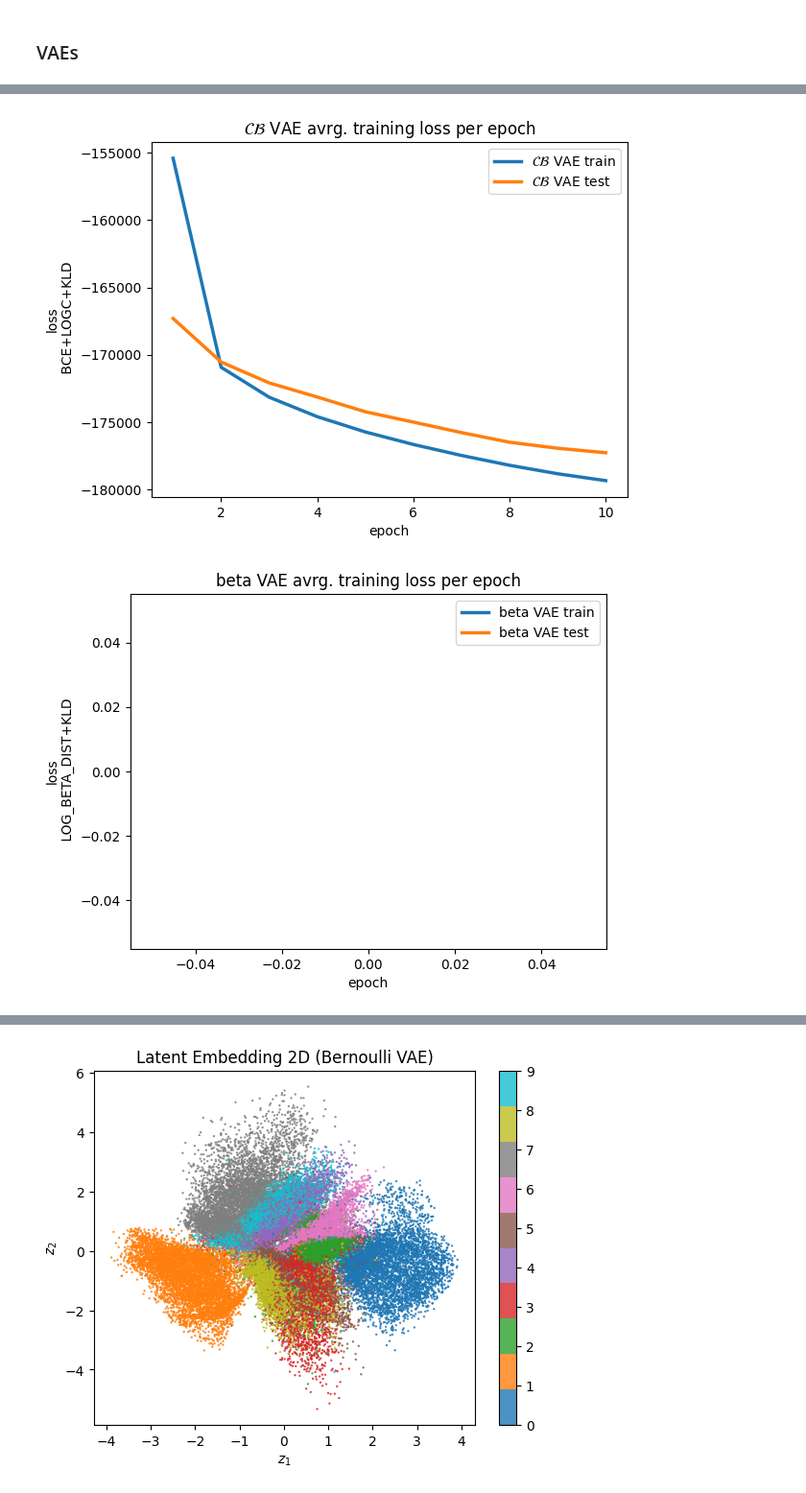
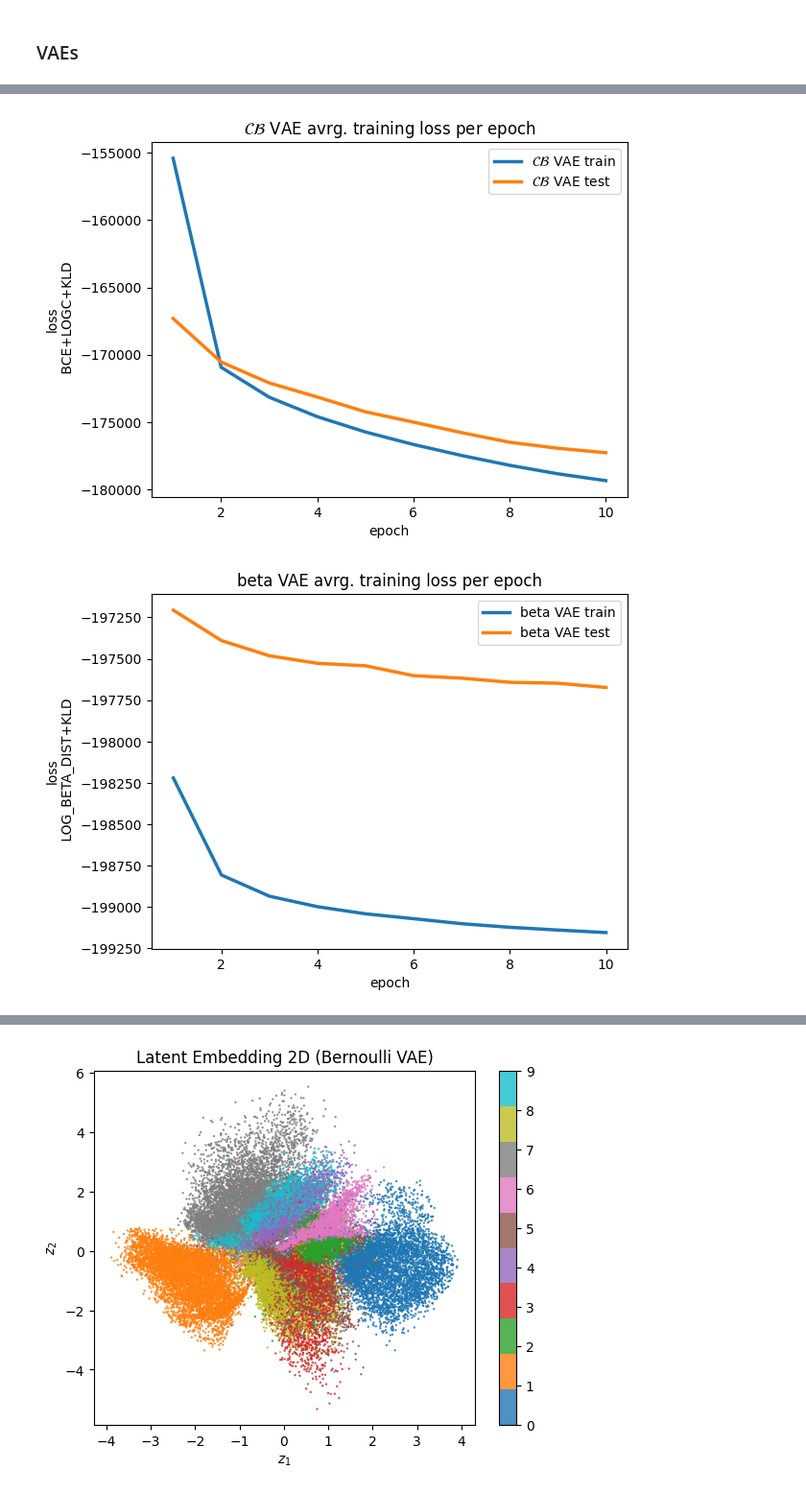
Before and after one commit to gapprez/PMLFinalProject, a Jupyter notebook: vae/VAE.ipynb, the cells around one changed output, grey strips where cells are left out. Shown at 96% size. Drawn from its saved outputs; the diff is of its cells as text; code cells hidden in the pictures.

```diff
--- a/vae/VAE.ipynb
+++ b/vae/VAE.ipynb
@@ -87,8 +136,8 @@ def train(model: VAE, loss, optimizer, epoch: int, train_loader: torch.utils.dat
     for batch_idx, (x, _) in enumerate(train_loader):
         x = x.to(model.device)
         optimizer.zero_grad()
-        recon_batch, mu, logvar = model(x)
-        loss_val, ce, kld = loss(recon_batch, x, mu, logvar)
+        recon_batch, *params = model(x)
+        loss_val, ce, kld = loss(recon_batch, x, *params)
         loss_val.backward()
         train_loss += loss_val.item()
         train_loss_vals.append(loss_val.item())
@@ -106,8 +155,8 @@ def test(model: VAE, loss, epoch: int, test_loader: torch.utils.data.DataLoader)
     with torch.no_grad():
         for i, (x, _) in enumerate(test_loader):
             x = x.to(model.device)
-            recon_batch, mu, logvar = model(x)
-            test_loss_val, ce, kld = loss(recon_batch, x, mu, logvar)
+            recon_batch, *params = model(x)
+            test_loss_val, ce, kld = loss(recon_batch, x, *params)
             test_loss += test_loss_val.item()
             test_loss_vals.append(test_loss_val.item())
             # if i == 0: # TODO: do we want to persist images here?
@@ -164,13 +213,17 @@ def logC(x, eps=1e-5):
     return far_values.sum() + close_values.sum()
 
 def log_beta_dist(X, Y):
-    y_mean = Y.mean()
-    y_var  = Y.var()
+    y_mean = Y.mean(axis=1)
+    y_var  = Y.var(axis=1)
 
     a = y_mean * (y_mean * (1 - y_mean) / y_var - 1)
     b = (1 - y_mean) * (y_mean * (1 - y_mean) / y_var - 1)
 
-    return (torch.lgamma(a + b) - torch.lgamma(a) - torch.lgamma(b) + (a - 1) * torch.log(X) + (b - 1) * torch.log(1 - X)).sum()
+    result = 0
+    for batch_idx in range(X.shape[0]):
+        result += (torch.lgamma(a[batch_idx] + b[batch_idx]) - torch.lgamma(a[batch_idx]) - torch.lgamma(b[batch_idx]) + (a[batch_idx] - 1) * torch.log(X[batch_idx]) + (b[batch_idx] - 1) * torch.log(1 - X[batch_idx])).sum()
+    return result
+
 
 def loss(recon_x: torch.Tensor, x: torch.Tensor, mu: torch.Tensor, logvar: torch.Tensor) -> Tuple[torch.Tensor, torch.Tensor, torch.Tensor]:
     assert recon_x.shape[0] == x.shape[0] and recon_x.shape[-1] == x.shape[-1], "Shape Mismatch between reconstruction and x"
@@ -187,9 +240,20 @@ def loss_cb_vae(recon_x: torch.Tensor, x: torch.Tensor, mu: torch.Tensor, logvar
 
 def loss_beta_dist_vae(recon_x: torch.Tensor, x: torch.Tensor, mu: torch.Tensor, logvar: torch.Tensor) -> Tuple[torch.Tensor, torch.Tensor, torch.Tensor]:
     assert recon_x.shape[0] == x.shape[0] and recon_x.shape[-1] == x.shape[-1], "Shape Mismatch between reconstruction and x"
+    BCE = F.binary_cross_entropy(recon_x, x.view(-1, 784), reduction="sum")
     KLD = -1/2 * torch.sum(1 + logvar - mu.pow(2) - logvar.exp())
     LOG_BETA_DIST = log_beta_dist(recon_x, x.view(-1, 784))
-    return LOG_BETA_DIST + KLD, LOG_BETA_DIST, KLD # = -ELBO
+    return LOG_BETA_DIST + BCE + KLD, BCE, KLD # = -ELBO
+
+def hierarchical_loss(recon_x: torch.Tensor, x: torch.Tensor, mu1: torch.Tensor, logvar1: torch.Tensor, mu2: torch.Tensor, logvar2: torch.Tensor) -> Tuple[torch.Tensor, torch.Tensor, torch.Tensor, torch.Tensor, torch.Tensor]:
+    assert recon_x.shape[0] == x.shape[0] and recon_x.shape[-1] == x.shape[-1], "Shape Mismatch between reconstruction and x"
+    BCE = F.binary_cross_entropy(recon_x, x.view(-1, 784), reduction="sum")
+    KLD1 = -1/2 * torch.sum(1 + logvar1 - mu1.pow(2) - logvar1.exp())
+    KLD2 = -1/2 * torch.sum(1 + logvar2 - mu2.pow(2) - logvar2.exp())
+    KLD = KLD1 + KLD2
+
+    return BCE + KLD, BCE, KLD # = -ELBO
+
 
 def train_test_loss(model, loss, optimizer):
     train_loss_vals_total = []
@@ -214,6 +278,10 @@ train_loss_cbvae, test_loss_cbvae = train_test_loss(model_cbvae, loss_cb_vae, op
 model_beta_dist_vae = VAE(hidden_dims=[300, 50, 2, 50, 300]) # NOTE: 2D latent space
 optimizer = optim.Adam(model_beta_dist_vae.parameters(), lr=1e-3)
 train_loss_beta_vae, test_loss_beta_vae = train_test_loss(model_beta_dist_vae, loss_beta_dist_vae, optimizer)
+# hierarchical VAE
+model_hierarchical_vae = HierarchicalVAE(hidden_dims=[300, 100, 20, 10, 20, 100, 300])
+optimizer = optim.Adam(model_hierarchical_vae.parameters(), lr=1e-3)
+train_loss_hierarchical_vae, test_loss_hierarchical_vae = train_test_loss(model_hierarchical_vae, hierarchical_loss, optimizer)
 # %% [output]
 Train epoch=1 [0/60000]  loss=546.881591796875
 BCE=69999.015625 KLD=1.827148675918579
@@ -236,31 +303,40 @@ RuntimeError: The size of tensor a (128) must match the size of tensor b (784) a
 # %%
 plt.plot(np.arange(1, EPOCHS+1), [np.mean(ls) for ls in train_loss_vae], lw=2.5, label="Bernoulli VAE train")
 plt.plot(np.arange(1, EPOCHS+1), [np.mean(ls) for ls in test_loss_vae], lw=2.5, label="Bernoulli VAE test")
 plt.xlabel("epoch")
 plt.ylabel("loss\n BCE+KLD")
 # plt.yscale("log")
 plt.title("VAE avrg. training loss per epoch")
 plt.legend()
 plt.show()
 
 plt.plot(np.arange(1, EPOCHS+1), [np.mean(ls) for ls in train_loss_cbvae], lw=2.5, label="$\mathcal{CB}$ VAE train")
 plt.plot(np.arange(1, EPOCHS+1), [np.mean(ls) for ls in test_loss_cbvae], lw=2.5, label="$\mathcal{CB}$ VAE test")
 plt.xlabel("epoch")
 plt.ylabel("loss\n BCE+LOGC+KLD")
 # plt.yscale("log")
 plt.title("$\mathcal{CB}$ VAE avrg. training loss per epoch")
 plt.legend()
 plt.show()
 
 plt.plot(np.arange(1, EPOCHS+1), [np.mean(ls) for ls in train_loss_beta_vae], lw=2.5, label="beta VAE train")
 plt.plot(np.arange(1, EPOCHS+1), [np.mean(ls) for ls in test_loss_beta_vae], lw=2.5, label="beta VAE test")
 plt.xlabel("epoch")
 plt.ylabel("loss\n LOG_BETA_DIST+KLD")
 # plt.yscale("log")
 plt.title("beta VAE avrg. training loss per epoch")
 plt.legend()
 plt.show()
+
+plt.plot(np.arange(1, EPOCHS+1), [np.mean(ls) for ls in train_loss_hierarchical_vae], lw=2.5, label="hierarchical VAE train")
+plt.plot(np.arange(1, EPOCHS+1), [np.mean(ls) for ls in test_loss_hierarchical_vae], lw=2.5, label="hierarchical VAE test")
+plt.xlabel("epoch")
+plt.ylabel("loss\n BCE+KLD")
+# plt.yscale("log")
+plt.title("Hierarchical VAE avrg. training loss per epoch")
+plt.legend()
+plt.show()
 # %% [output]
 [figure]
 [figure]
-[figure, old version]
+[figure, new version]
```
Also changed, not shown: parts of 4 cells of this notebook.
